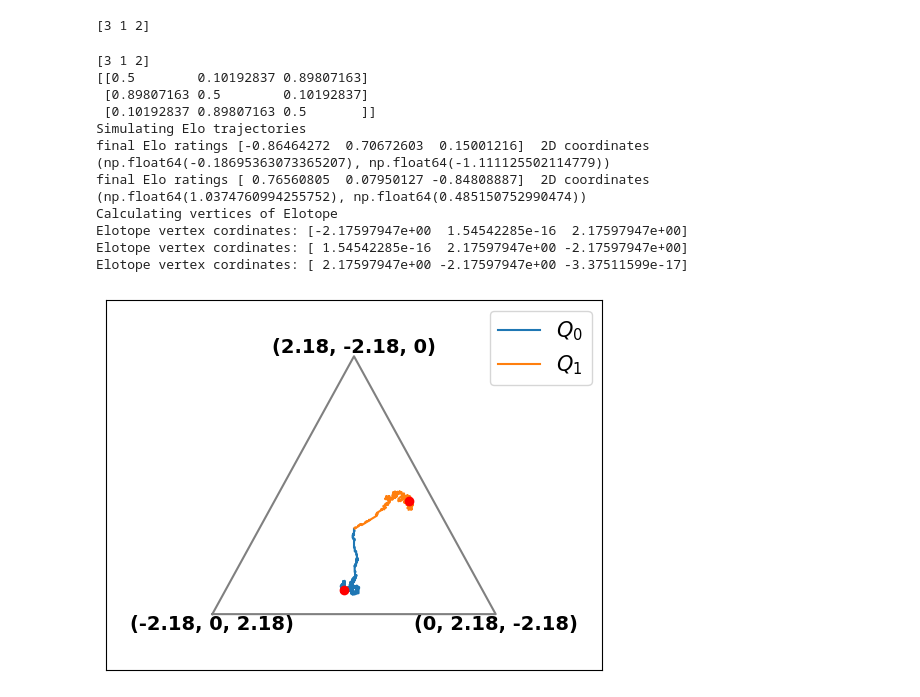
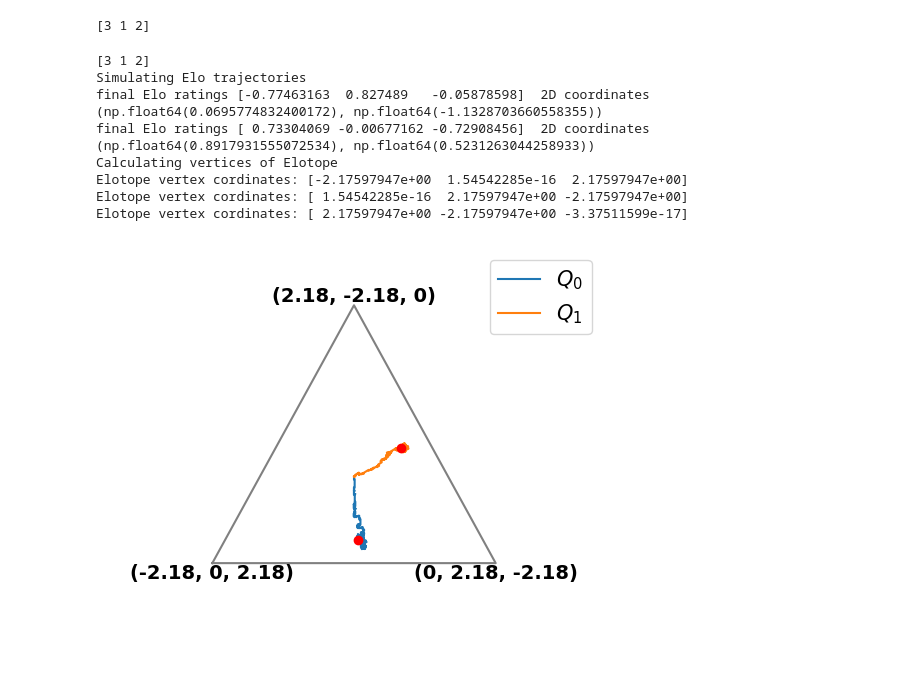
Before and after one commit to UofA-AdamHamilton/Elo-Simulations, a Jupyter notebook: EloPaperSimulation.ipynb, the cells around one changed output. Cells and saved outputs as stored; diff of their text form; code cells hidden in the pictures; blank space fills up the shorter version.

```diff
--- a/EloPaperSimulation.ipynb
+++ b/EloPaperSimulation.ipynb
@@ -416,18 +442,3 @@ if download:
   files.download("transitivitymeasurers.pdf")
 # %% [output]
 [figure]
-# %%
-def parametrised_intransitivity(n):
-  """
-  """
-  intransitivity_measurements = []
-  p_list = []
-  for i in range(n):
-    p = (i+1)/(n+1)
-    p_list.append(p)
-    pmf = np.array([[p, 0.5, 1-p],[0,0,0],[1-p, 0.5, p]])
-    intransitivity_measurements.append(intransitivity_measure(payoff_matrix(pmf, payoff_rps)))
-  return p_list, intransitivity_measurements
-
-a,b = parametrised_intransitivity(100)
-plt.plot(a, b)
@@ -578,6 +492,11 @@ def RPS_strategy_profile(t):
   return P, PMFs
 
 def unfold(Q):
+  """
+  unfolds a selection matrix Q into a dictionary
+  This is used to provide inputs to the function sample_Q, which is used to
+  sample pairs of players according to Q.
+  """
   Q_dict = {}
   pair_dict = {}
   count = 0
@@ -590,6 +509,10 @@ def unfold(Q):
 
 
 def sample_Q(Q_dict, pair_dict):
+  """
+  samples pairs of players from Q after it has been passed through the unfold
+  function
+  """
   index = np.random.choice(range(len(Q)), size=1, p=list(Q_dict.values()))
   return pair_dict[index[0]]
 
@@ -677,13 +600,21 @@ def RPS_simulation_plot(Q_matrices,
                         initial_ratings = np.zeros(3),
                         download = 0):
   """
+  inputs: a list of Q matrices
+  an expected payoff matrix
+  number of iterations
+  eta: is the learning rate of the Elo update algorithm
+  initial ratings: initial ratings of the three players
+  download: set to 1 if you wish to download the figure.
+  """
 
-  """
+  fig, ax = plt.subplots()
 
   P = expected_payoff_matrix
   r_trajectories = []
   projection_matrix = proj_matrix([[1,1,-2],[1,-1,0]])
   projection_matrix = projection_matrix.T
+
   # iterates over the Q matrices
   for Q in Q_matrices:
     r_hist = RPS_simulation(Q,
@@ -692,6 +623,7 @@ def RPS_simulation_plot(Q_matrices,
                             eta = eta,
                             initial_ratings = np.zeros(3))
     r_trajectories.append(copy.deepcopy(r_hist))
+
   # takes the R_histories
   count = 0
   print("Simulating Elo trajectories")
@@ -775,39 +707,41 @@ def RPS_simulation_plot(Q_matrices,
   ymax = max(vertices[1,:])
   plt.ylim(ymin-1, ymax + 1)
 
+  # Remove the spines
+  ax.spines['top'].set_visible(False)
+  ax.spines['right'].set_visible(False)
+  ax.spines['left'].set_visible(False)
+  ax.spines['bottom'].set_visible(False)
+
   if download:
     print('download is 1')
     plt.savefig("EloSimulations.svg")
     plt.savefig("EloSimulations.png")
     plt.savefig("EloSimulations.pdf")
     files.download("EloSimulations.png")
     files.download("EloSimulations.svg")
     files.download("EloSimulations.pdf")
 
 
 # the expecte payoff matrix used in this
 
 P, PMFs = RPS_strategy_profile(0.85)
-print(P)
 Q_matrices = [np.array([[0,0.8, 0.1],[0,0,0.1],[0,0,0]]),
               np.array([[0,0.1, 0.8],[0,0,0.1],[0,0,0]])]
 
 RPS_simulation_plot(Q_matrices,
                     P,
                     iterations = 1000,
                     eta = 0.02,
                     initial_ratings = np.zeros(3),
                     download = 0)
 # %% [output]
 [3 1 2]
-[[0.5        0.10192837 0.89807163]
- [0.89807163 0.5        0.10192837]
- [0.10192837 0.89807163 0.5       ]]
 Simulating Elo trajectories
-final Elo ratings [-0.86464272  0.70672603  0.15001216]  2D coordinates (np.float64(-0.18695363073365207), np.float64(-1.111125502114779))
-final Elo ratings [ 0.76560805  0.07950127 -0.84808887]  2D coordinates (np.float64(1.0374760994255752), np.float64(0.485150752990474))
+final Elo ratings [-0.77463163  0.827489   -0.05878598]  2D coordinates (np.float64(0.0695774832400172), np.float64(-1.1328703660558355))
+final Elo ratings [ 0.73304069 -0.00677162 -0.72908456]  2D coordinates (np.float64(0.8917931555072534), np.float64(0.5231263044258933))
 Calculating vertices of Elotope
 Elotope vertex cordinates: [-2.17597947e+00  1.54542285e-16  2.17597947e+00]
 Elotope vertex cordinates: [ 1.54542285e-16  2.17597947e+00 -2.17597947e+00]
 Elotope vertex cordinates: [ 2.17597947e+00 -2.17597947e+00 -3.37511599e-17]
-[figure, old version]
+[figure, new version]
```
Also changed, not shown: parts of 13 cells of this notebook.
